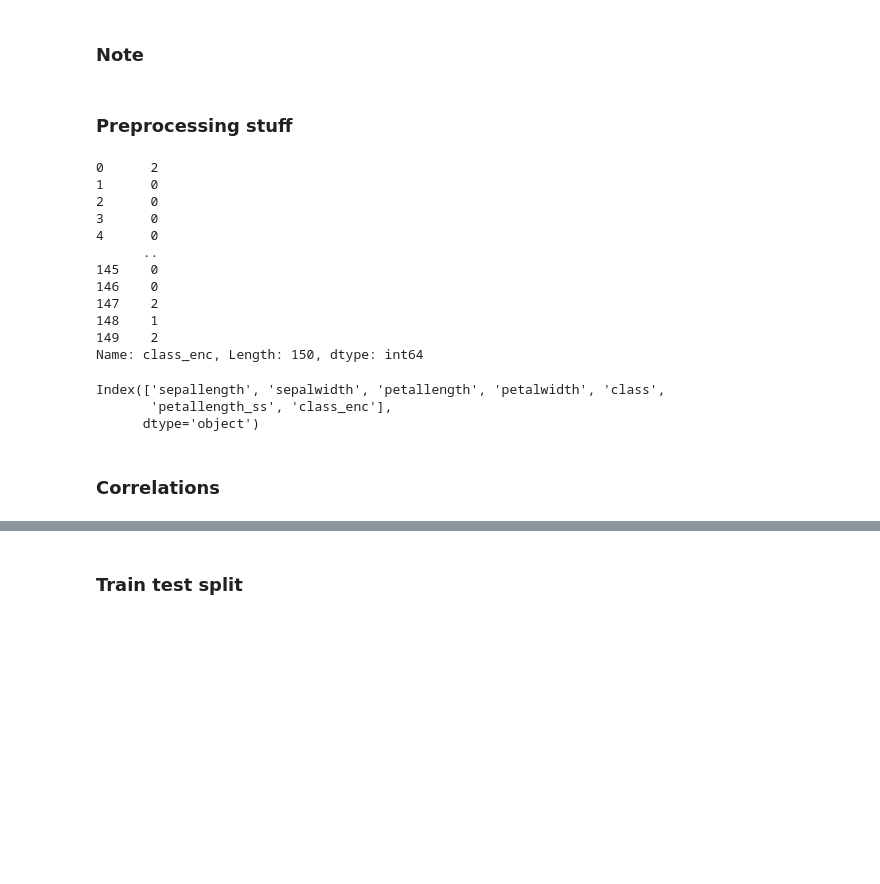
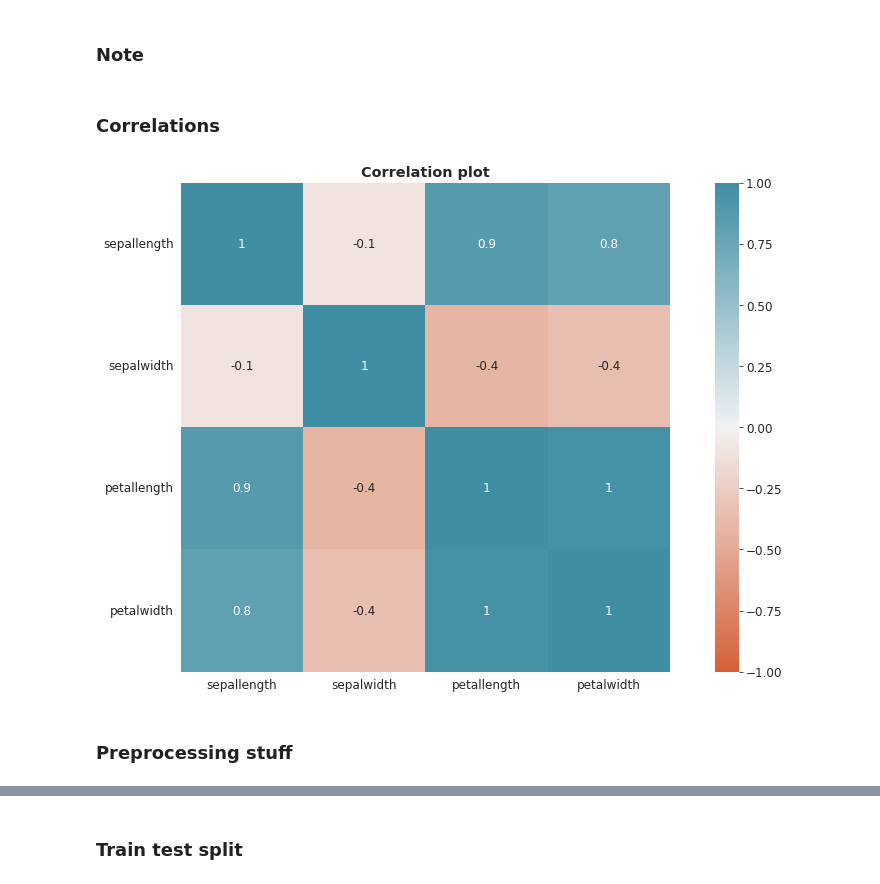
Before and after one commit to csanry/aml, a Jupyter notebook: notebooks/template.ipynb, the cells around one changed output, grey strips where cells are left out. Drawn from its saved outputs; the diff is of its cells as text; code cells hidden in the pictures; blank space fills up the shorter version.

```diff
--- a/notebooks/template.ipynb
+++ b/notebooks/template.ipynb
@@ -247,3 +218,10 @@ plt.show()
+# %% [markdown]
+### Correlations
+# %%
+### Corr
+plotting.plot_corr(df, rotate_xlabels=False)
+# %% [output]
+[figure, added]
 # %% [markdown]
 ### Preprocessing stuff
 # %%
@@ -252,23 +230,0 @@ df['class_enc'] = enc.fit_transform(df['class'])
-# %%
-df['class_enc']
-# %% [output]
-0      2
-1      0
-2      0
-3      0
-4      0
-      ..
-145    0
-146    0
-147    2
-148    1
-149    2
-Name: class_enc, Length: 150, dtype: int64
-# %%
-df.columns
-# %% [output]
-Index(['sepallength', 'sepalwidth', 'petallength', 'petalwidth', 'class',
-       'petallength_ss', 'class_enc'],
-      dtype='object')
-# %% [markdown]
-### Correlations
```
Also changed, not shown: parts of 50 cells of this notebook.
